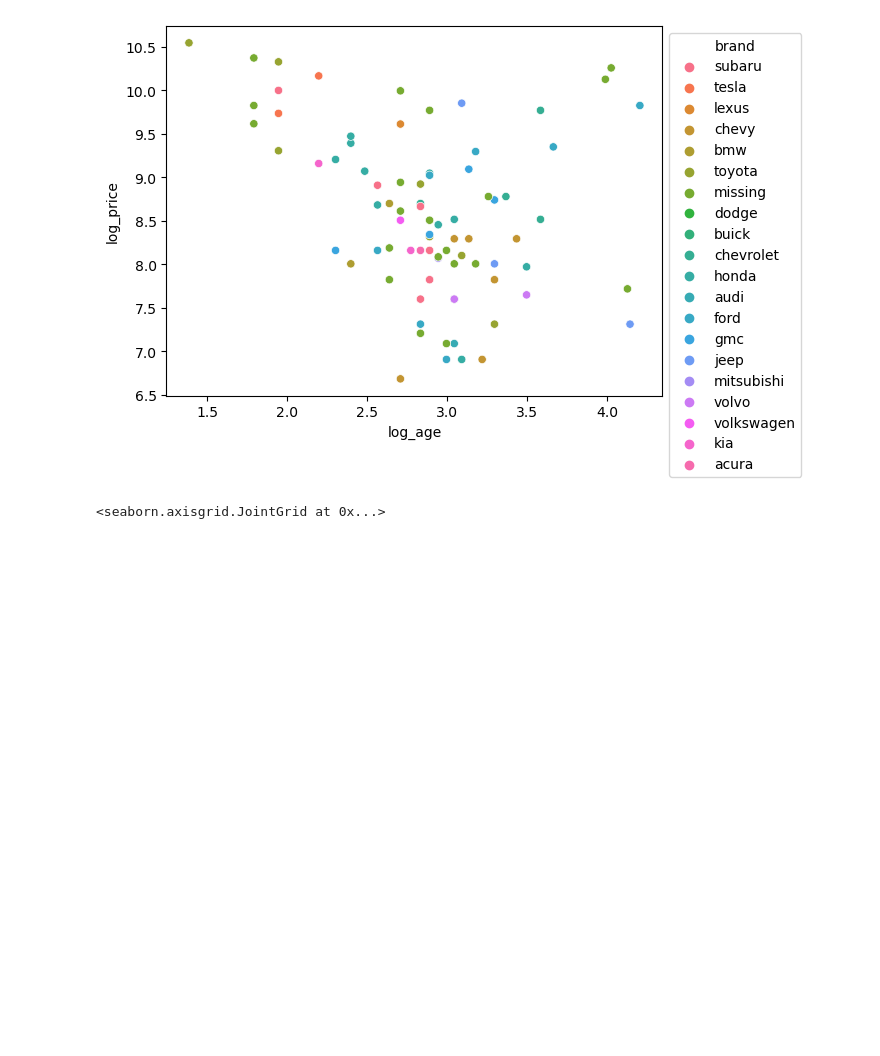
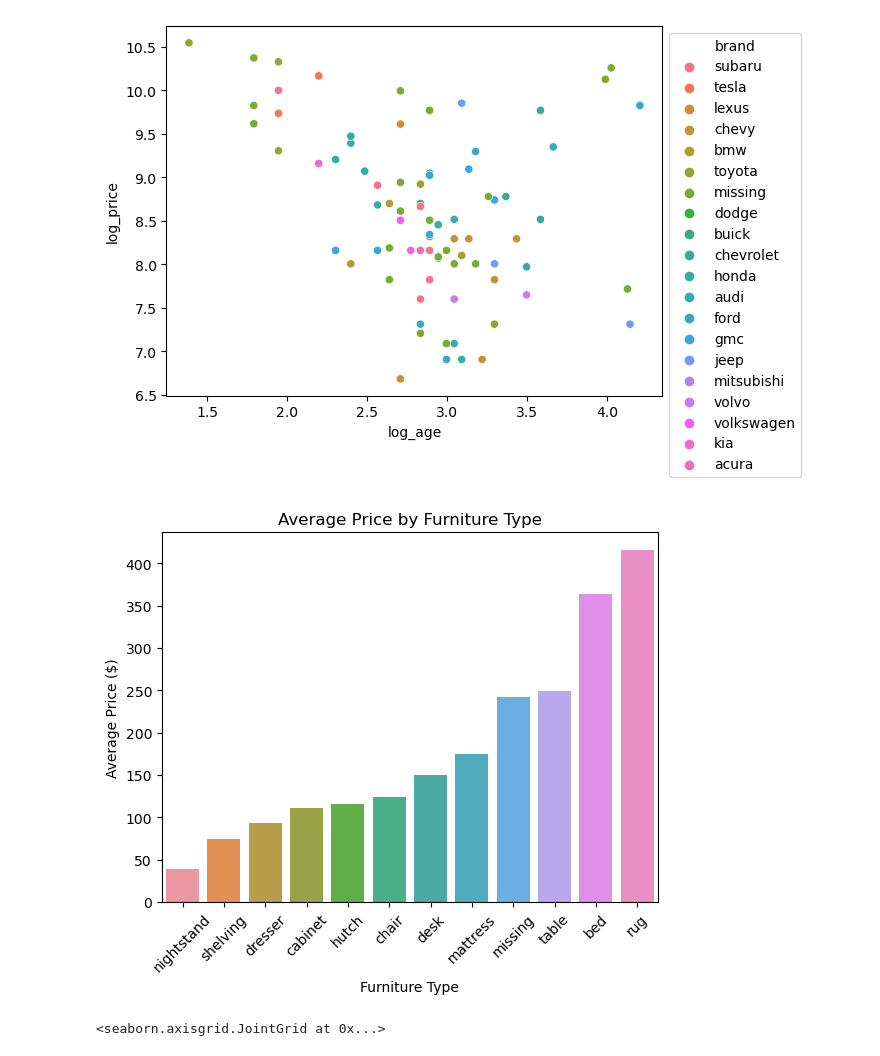
Before and after one commit to evaterry4/labs, a Jupyter notebook: 02_scraping/lab_notebook.ipynb, the cells around one changed output. Saved outputs shown, nothing was run; the diff lists cells and outputs as text; code cells hidden in the pictures; blank space fills up the shorter version.

```diff
--- a/02_scraping/lab_notebook.ipynb
+++ b/02_scraping/lab_notebook.ipynb
@@ -302,6 +338,17 @@ log_age    -0.173887  0.304558
 log_price   1.000000 -0.333344
 log_age    -0.333344  1.000000
 [figure]
+# %%
+mean_price_by_type_ascending = fdf.groupby('type')['price'].mean().reset_index().sort_values(by='price')
+
+sns.barplot(x='type', y='price', data=mean_price_by_type_ascending)
+plt.title('Average Price by Furniture Type')
+plt.xlabel('Furniture Type')
+plt.xticks(rotation=45)
+plt.ylabel('Average Price ($)')
+plt.show()
+# %% [output]
+[figure, added]
 # %%
 sns.jointplot(data=df, x='log_age', y='log_price',kind='hex')
 # %% [output]
```
Also changed, not shown: parts of 2 cells of this notebook.
